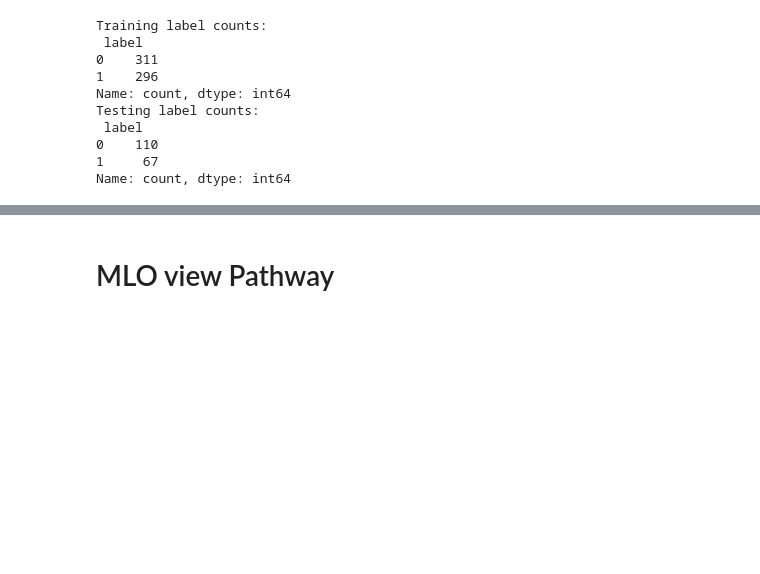
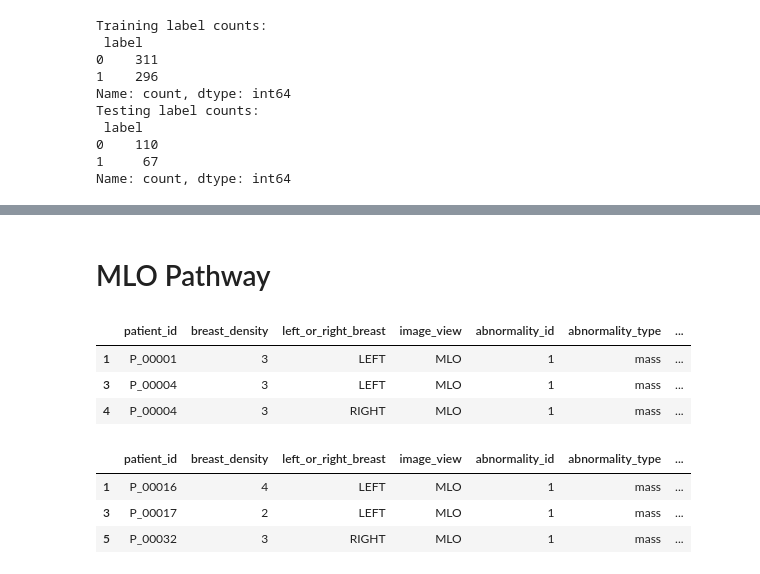
Before and after one commit to kiboiWanjohi/mammo, a Jupyter notebook: efficient-net-dual.ipynb, the cells around one changed output, grey strips where cells are left out. Cells and saved outputs as stored; diff of their text form; code cells hidden in the pictures; blank space fills up the shorter version.

```diff
--- a/efficient-net-dual.ipynb
+++ b/efficient-net-dual.ipynb
@@ -709,3 +547,3 @@ EffB0_model_cc.save("EffB0_model_cc_version_1.h5")
 # %% [markdown]
-# MLO view Pathway
+# MLO Pathway
 # %%
@@ -715,9 +552,19 @@ EffB0_model_cc.save("EffB0_model_cc_version_1.h5")
 mass_train_mlo = mass_train[mass_train['image_view'] == 'MLO'].copy()
 mass_test_mlo = mass_test[mass_test['image_view'] == 'MLO'].copy()
 # %%
-mass_train_mlo.head(5)
+mass_train_mlo.head(3)
+# %% [output]
+|  | patient_id | breast_density | left_or_right_breast | image_view | abnormality_id | abnormality_type | ... |
+| 1 | P_00001 | 3 | LEFT | MLO | 1 | mass | ... |
+| 3 | P_00004 | 3 | LEFT | MLO | 1 | mass | ... |
+| 4 | P_00004 | 3 | RIGHT | MLO | 1 | mass | ... |
 # %%
-mass_test_mlo.head(5)
+mass_test_mlo.head(3)
+# %% [output]
+|  | patient_id | breast_density | left_or_right_breast | image_view | abnormality_id | abnormality_type | ... |
+| 1 | P_00016 | 4 | LEFT | MLO | 1 | mass | ... |
+| 3 | P_00017 | 2 | LEFT | MLO | 1 | mass | ... |
+| 5 | P_00032 | 3 | RIGHT | MLO | 1 | mass | ... |
 # %%
 mass_train_mlo.pathology.value_counts()
 # %%
```
Also changed, not shown: parts of 75 cells of this notebook.
